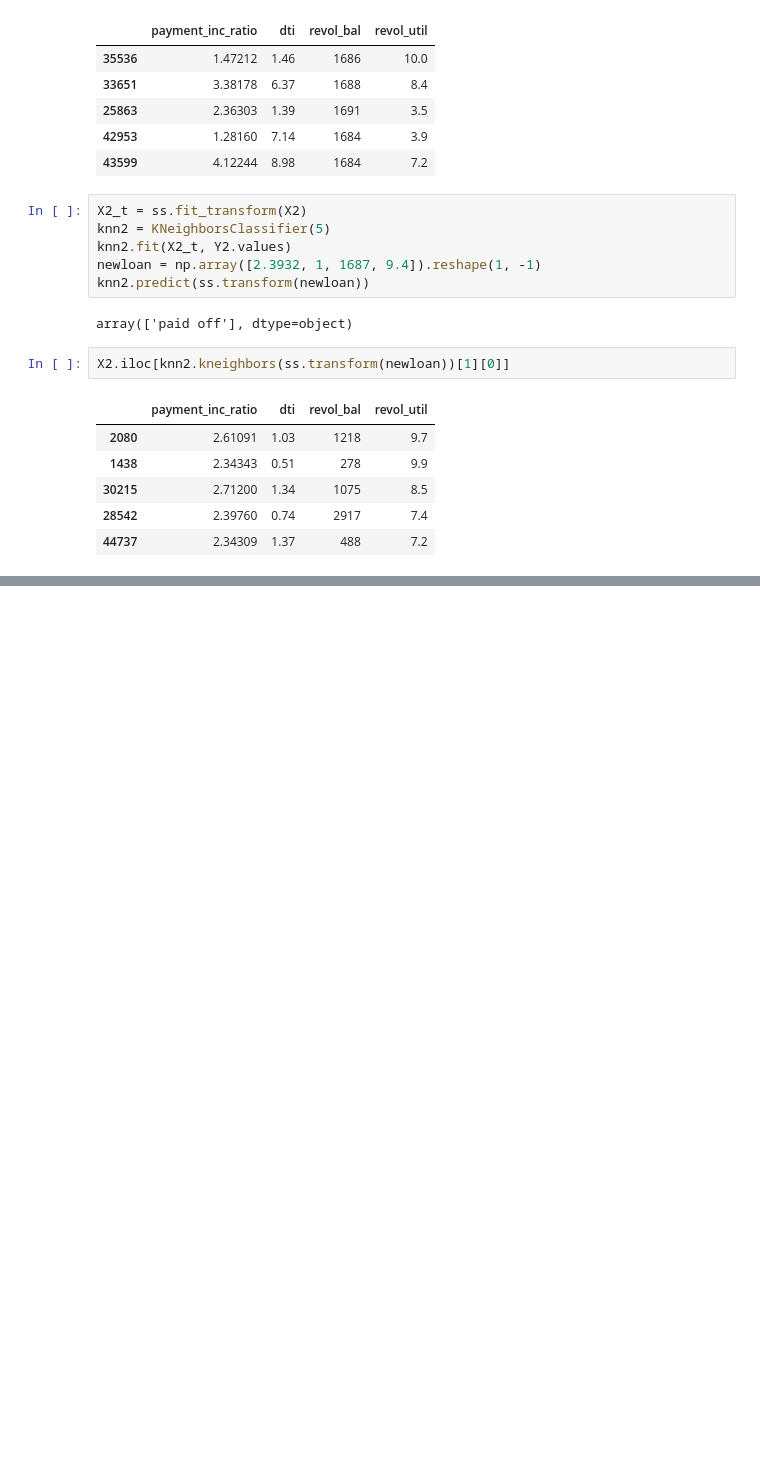
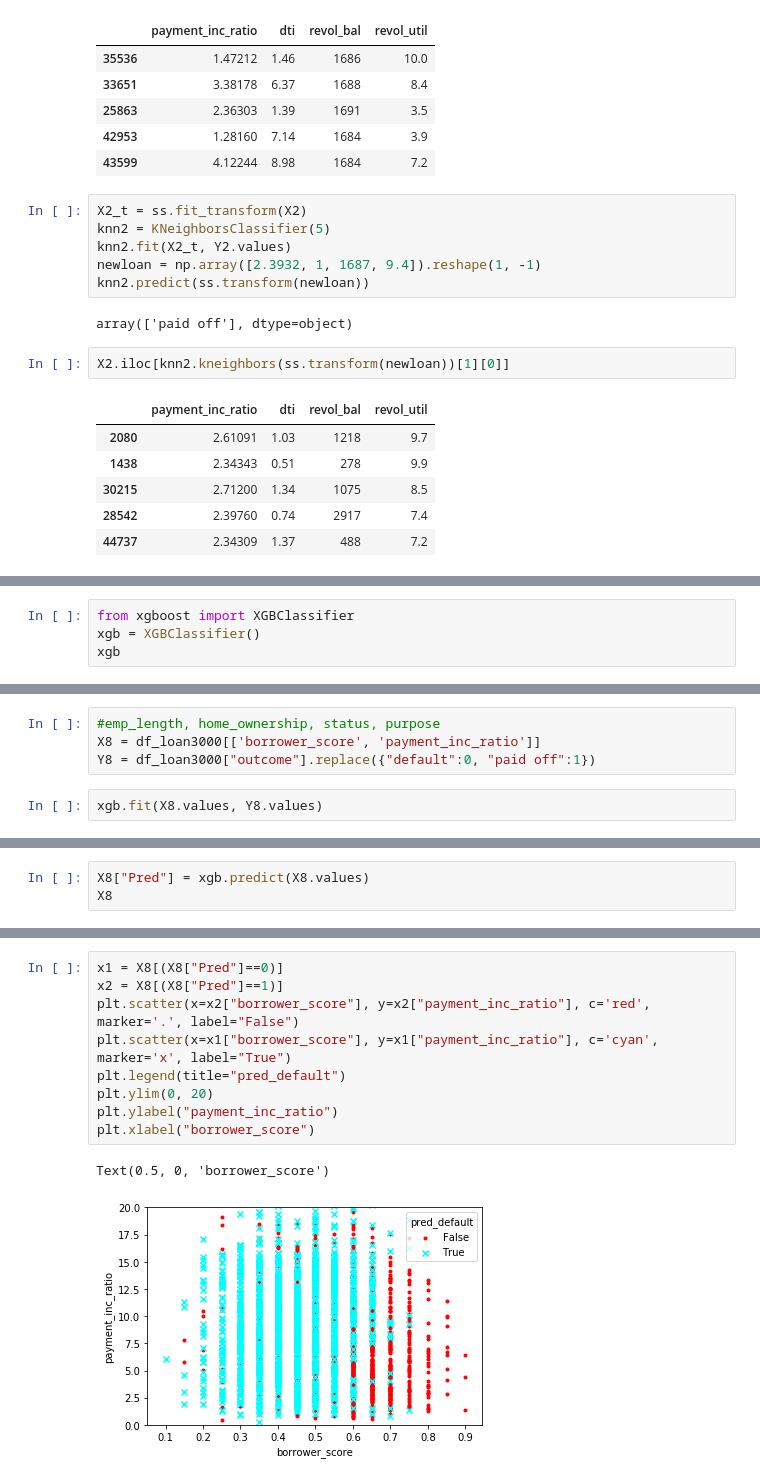
Before and after one commit to abhibhonsle234/PracticalStatsBookPython, a Jupyter notebook: python/chapter6_statisticalMachineLearning.ipynb, the cells around one changed output, grey strips where cells are left out. Cells and saved outputs as stored; diff of their text form; blank space fills up the shorter version.

```diff
--- a/python/chapter6_statisticalMachineLearning.ipynb
+++ b/python/chapter6_statisticalMachineLearning.ipynb
@@ -108,0 +276,4 @@ X2.iloc[knn2.kneighbors(ss.transform(newloan))[1][0]]
+# %%
+from xgboost import XGBClassifier
+xgb = XGBClassifier()
+xgb
@@ -108,0 +290,6 @@ X2.iloc[knn2.kneighbors(ss.transform(newloan))[1][0]]
+# %%
+#emp_length, home_ownership, status, purpose
+X8 = df_loan3000[['borrower_score', 'payment_inc_ratio']]
+Y8 = df_loan3000["outcome"].replace({"default":0, "paid off":1})
+# %%
+xgb.fit(X8.values, Y8.values)
@@ -108,0 +306,3 @@ X2.iloc[knn2.kneighbors(ss.transform(newloan))[1][0]]
+# %%
+X8["Pred"] = xgb.predict(X8.values)
+X8
@@ -108,0 +333,12 @@ X2.iloc[knn2.kneighbors(ss.transform(newloan))[1][0]]
+# %%
+x1 = X8[(X8["Pred"]==0)]
+x2 = X8[(X8["Pred"]==1)]
+plt.scatter(x=x2["borrower_score"], y=x2["payment_inc_ratio"], c='red', marker='.', label="False")
+plt.scatter(x=x1["borrower_score"], y=x1["payment_inc_ratio"], c='cyan', marker='x', label="True")
+plt.legend(title="pred_default")
+plt.ylim(0, 20)
+plt.ylabel("payment_inc_ratio")
+plt.xlabel("borrower_score")
+# %% [output]
+Text(0.5, 0, 'borrower_score')
+[figure, added]
```
Also changed, not shown: parts of 33 cells of this notebook, 2 other files.
